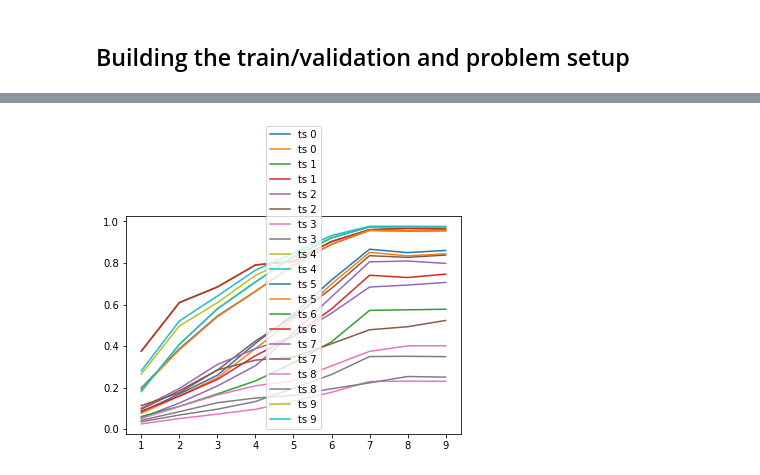
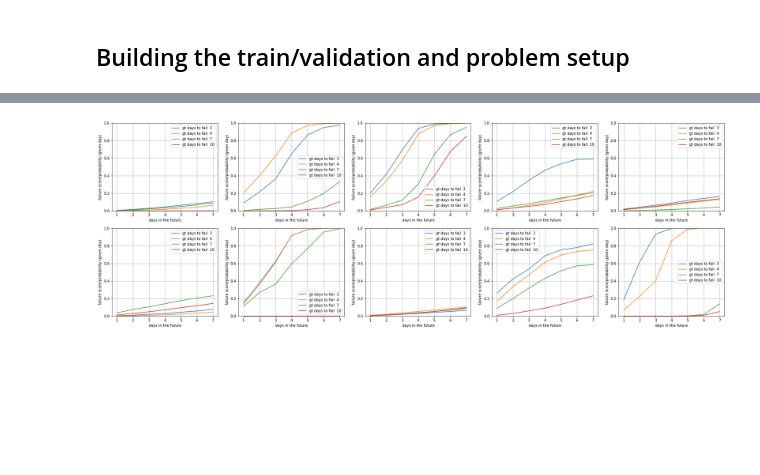
Before and after one commit to Wajih-O/ad-pmm-lab, a Jupyter notebook: pmm.ipynb, the cells around one changed output, grey strips where cells are left out. Saved outputs shown, nothing was run; the diff lists cells and outputs as text; code cells hidden in the pictures; blank space fills up the shorter version.

```diff
--- a/pmm.ipynb
+++ b/pmm.ipynb
@@ -533,5 +599,15 @@ plt.grid()
+# %%
+def get_test_devices(sample_size=10, minimum_useful_length=50) -> Tuple[list,np.ndarray]:
+    """ a helper function to extract from the test set some devices that failed """
+    tmp_df = features_normalized_df[(features_normalized_df['failed'] == True) & (features_normalized_df['useful_length'] >minimum_useful_length)].reset_index(drop=True)
+    sample_df = tmp_df.sample(frac=max(.2,float(sample_size)/tmp_df.size))[:sample_size].reset_index(drop=True)
+    return sample_df['device'].values, sample_df['features'].values
+# %%
+test_device_sample_size = 10
+minimum_useful_length = timeseries_length +label_timeseries_length + 10
+test_devices, test_features = get_test_devices(sample_size=test_device_sample_size, minimum_useful_length=minimum_useful_length)
 # %%
-test_features = features_normalized_df[features_normalized_df['failed'] == True].reset_index()['features'].values[0:10]
+#test_features = features_normalized_df[(features_normalized_df['failed'] == True) & (features_normalized_df['useful_length'] >50)].reset_index()['features'].values[0:10]
 # %%
 test_features[0].shape
 # %% [output]
@@ -539,11 +615,28 @@ test_features[0].shape
-# %%
-for index in range(test_features.shape[0]):
-    # print(ft.shape)
-    for offset in range(1,3):
-        pred_sample = model.predict(test_features[index][-offset-timeseries_length:-offset, :].reshape(1, timeseries_length,-1)  )
-        pred_sample.shape
-        plt.plot(range(1, 1+label_timeseries_length+future_failure_dim),pred_sample[0], label='ts {}'.format(index))
-    plt.legend()
-# %% [output]
-[figure, removed]
+# %%
+# Visualize failure prediction on test sample gt refers to -> ground truth
+
+days_to_fail_config = [3, 4, 7, 10]
+cols_device_per_row = 5
+rows = (test_features.shape[0] // cols_device_per_row) + 1
+
+plt_item_index = 1
+
+plt.figure(figsize=( 6*cols_device_per_row, 5*rows))
+
+for index in range(test_features.shape[0]):
+    ax = plt.subplot(rows, cols_device_per_row, plt_item_index)
+    ax.set_ylim(0, 1)
+    ax.set_ylabel('failure score/probability (given day)')
+    ax.set_xlabel('days in the future')
+
+
+    for dtf_index, days_to_fail in enumerate(days_to_fail_config):
+        pred_sample = model.predict(test_features[index][-days_to_fail - timeseries_length:-days_to_fail, :].reshape(1, timeseries_length,-1)  )
+        ax.plot(range(1, 1 + label_timeseries_length+future_failure_dim),pred_sample[0], label='gt days to fail  {}'.format(days_to_fail))
+
+    ax.grid(True)
+    ax.legend()
+    plt_item_index += 1
+# %% [output]
+[figure, added]
 # %%
```
Also changed, not shown: parts of 30 cells of this notebook.
